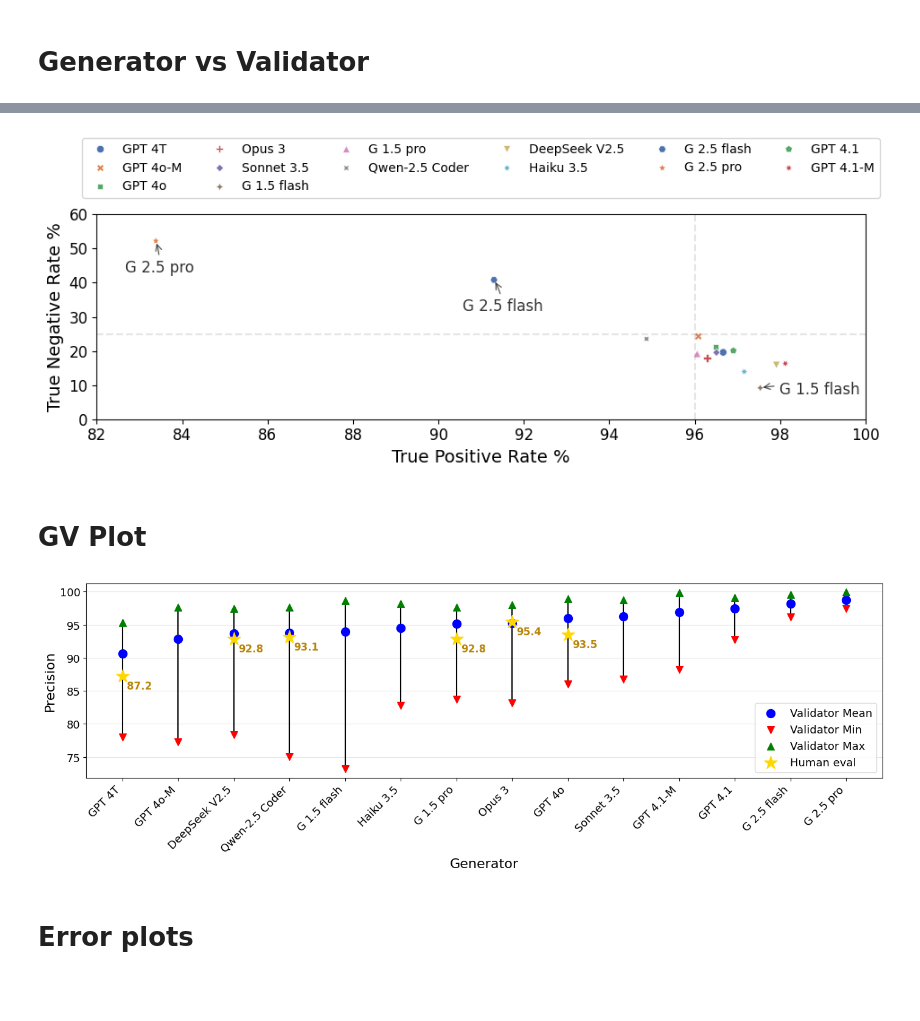
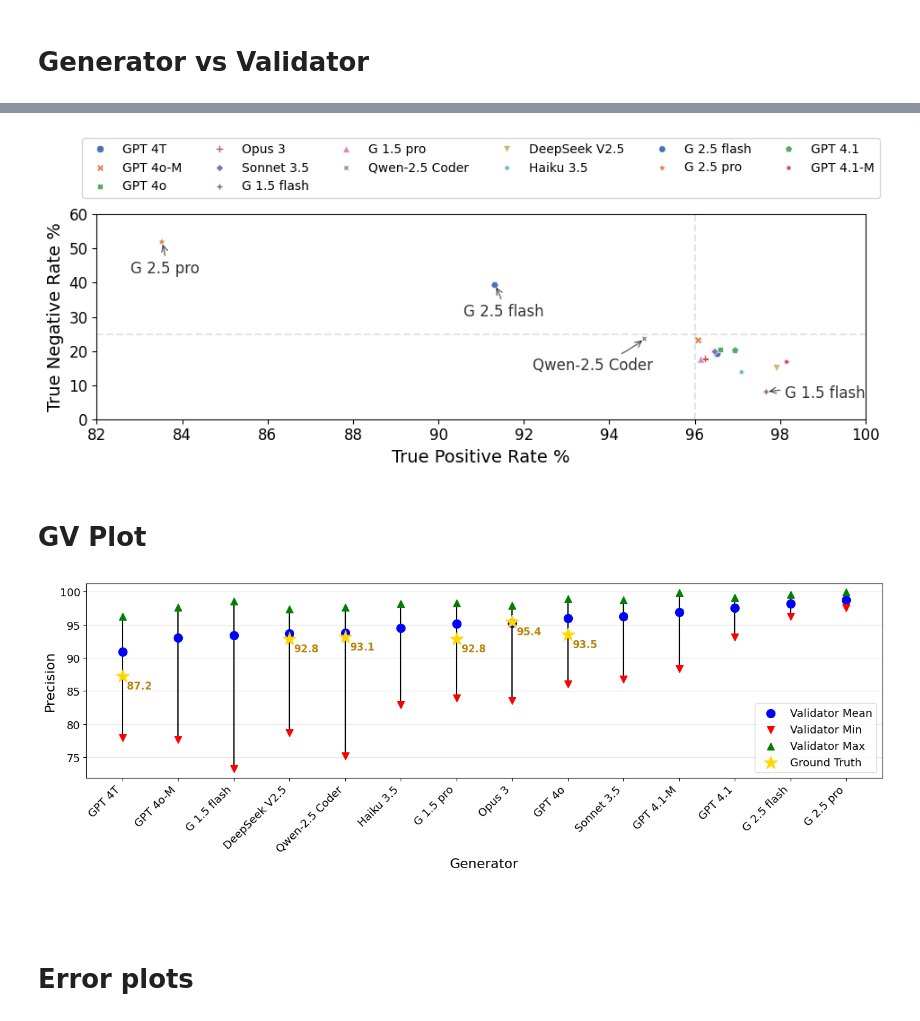
Before and after one commit to srynsh/LLM-Benchmarking, a Jupyter notebook: notebooks/notebook.ipynb, the cells around one changed output, grey strips where cells are left out. Cells and saved outputs as stored; diff of their text form; code cells hidden in the pictures; blank space fills up the shorter version.

```diff
--- a/notebooks/notebook.ipynb
+++ b/notebooks/notebook.ipynb
@@ -60,8 +60,8 @@ MODELS_SHORT = {
     'gpt-4.1-mini-2025-04-14': 'GPT 4.1-M'
 }
 
-PVVA_CONST = np.array([0.9666966667, 0.960885, 0.9649833333, 0.962975, 0.9651233333, 0.97538, 0.960595, 0.948735, 0.97915, 0.9716366667, 0.9130316667, 0.8338383333, 0.96908, 0.9812433333])
-PVIVA_CONST = np.array([0.1960216667, 0.2427666667, 0.212795, 0.179535, 0.1954833333, 0.0918116667, 0.1916566667, 0.235205, 0.1588316667, 0.1394433333, 0.4082616667, 0.5225683333, 0.2007916667, 0.1631583333])
+PVVA_CONST = np.array([0.9653183333, 0.9608816667, 0.9658983333, 0.9624083333, 0.9647516667, 0.97678, 0.9614933333, 0.9482433333, 0.97925, 0.9710183333, 0.9132133333, 0.8352533333, 0.969505, 0.9815566667])
+PVIVA_CONST = np.array([0.191985, 0.2311483333, 0.2043866667, 0.17761, 0.197885, 0.0801383333, 0.1754266667, 0.23588, 0.1497233333, 0.13804, 0.3931616667, 0.519875, 0.20152, 0.1680416667])
 
 pValid = {}
 pInvalid = {}
@@ -123,20 +123,20 @@ df
 ## Ensemble
 # %%
 pEnsemble = {
-    'gpt-4-turbo': 0.85029,
-    'gpt-4o-mini': 0.89827,
+    'gpt-4-turbo': 0.87314,
+    'gpt-4o-mini': 0.90031,
     'gpt-4o': 0.95158,
     'claude_3_opus': 0.93793,
     'claude_3.5_sonnet': 0.95083,
-    'gemini-1.5-flash': 0.91472,
-    'gemini-1.5-pro': 0.93089,
-    'qwen-coder-plus': 0.89709,
-    'deepseek-chat': 0.90918,
-    'claude_3.5_haiku': 0.92315,
+    'gemini-1.5-flash': 0.93341,
+    'gemini-1.5-pro': 0.93902,
+    'qwen-coder-plus': 0.89821,
+    'deepseek-chat': 0.91109,
+    'claude_3.5_haiku': 0.92412,
     'gemini-2.5-flash-preview-04-17': 0.97985,
     'gemini-2.5-pro-preview-03-25': 0.98850,
-    'gpt-4.1-2025-04-14': 0.97106,
-    'gpt-4.1-mini-2025-04-14': 0.95846,
+    'gpt-4.1-2025-04-14': 0.97222,
+    'gpt-4.1-mini-2025-04-14': 0.96142,
 }
 
 df_ensemble = pd.DataFrame(pEnsemble.items(), columns=['generator', 'precision'])
@@ -562,7 +562,7 @@ model_offsets = {
     'claude_3.5_sonnet': (40, -65),   # Move right
 
     'gemini-1.5-pro': (-10, -30),  # Move down and left
-    'qwen-coder-plus': (0, -15),  # Move up and left
+    'qwen-coder-plus': (-90, -25),  # Move up and left
     'deepseek-chat': (-45, -60),   # Move down and left
     'claude_3.5_haiku': (-45, -30), # Move down and right
     'gpt-4.1-2025-04-14': (-256, -15),  # Move up and left
@@ -577,7 +577,7 @@ for idx, row in df_gen_valid.iterrows():
     shorthand = MODELS_SHORT.get(row['generator'], row['generator'])
     x_offset, y_offset = model_offsets.get(row['generator'], (0, 0))
 
-    if shorthand in ['G 1.5 flash', 'G 2.5 pro', 'G 2.5 flash']:
+    if shorthand in ['G 1.5 flash', 'G 2.5 pro', 'G 2.5 flash', 'Qwen-2.5 Coder']:
 
         # Add arrow pointing to the marker
         plt.annotate(shorthand,
@@ -602,7 +602,7 @@ plt.legend(handles, shorthand_labels,  bbox_to_anchor=(0.5, 1.05), loc='lower ce
 plt.tight_layout()
 plt.savefig('../output/images/pdfs/tpr_tnr.pdf', bbox_inches='tight')
 # %% [output]
-[figure, old version]
+[figure, new version]
 # %% [markdown]
 # GV Plot
 # %%
@@ -636,36 +636,38 @@ for i, row in df_pg.iterrows():
     if len(gen_idx) > 0:
         idx = stats.index.get_loc(gen_idx[0])
         plt.scatter([idx], [row['precision']], color='gold', marker='*', s=250, zorder=4,
-                    label='Human eval' if i == 0 else "")
+                    label='Ground Truth' if i == 0 else "")
 
         # Add annotation for the human evaluation with precision multiplied by 100
         plt.annotate(f"{row['precision']:.1f}",
                      xy=(idx, row['precision']),
                      xytext=(20, -15),  # Offset below the point
                      textcoords='offset points',
                      ha='center',
                      color='darkgoldenrod',
                      fontweight='bold',
                      fontsize=12)
 
 # Set x-tick labels to model names, using shorthand for readability
 plt.xticks(range(len(stats)), [MODELS_SHORT.get(model, model) for model in stats['generator']],
            rotation=45, ha='right', fontsize=13)
 
 plt.ylabel('Precision', fontsize=16)
 plt.xlabel('Generator', fontsize=16)
 plt.grid(True, axis='y', alpha=0.3)
 # plt.title('Generator Precision by Different Validators', fontsize=18, pad=15)
 plt.legend(fontsize=13)
 plt.tight_layout()
 
 # Increase the size of tick labels
 plt.yticks(fontsize=13)
 
 # Save with high DPI for crisp text
 plt.savefig('../output/images/pdfs/gv.pdf', bbox_inches='tight')
 # %% [output]
-[figure, old version]
+[figure, new version]
+# %% [markdown]
+#
 # %% [markdown]
 # Error plots
 # %% [markdown]
```
Also changed, not shown: parts of 17 cells of this notebook, 6 other files.
